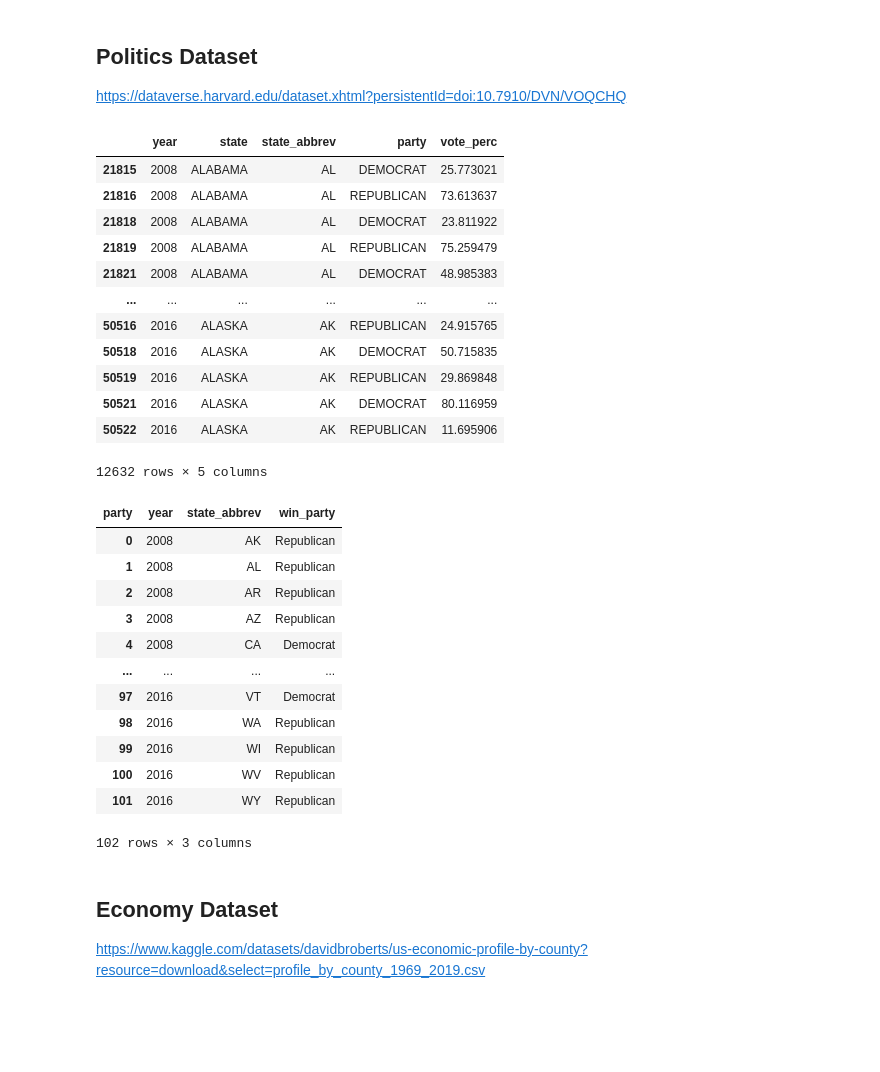
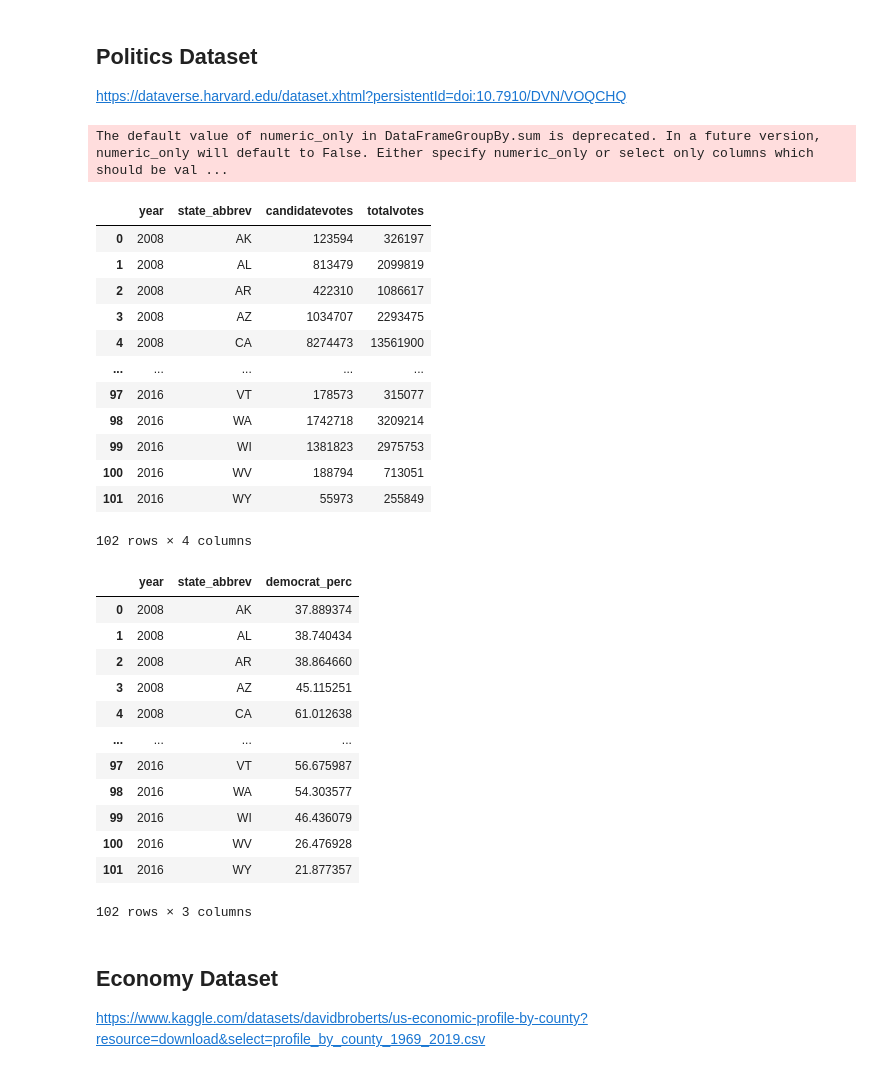
Before and after one commit to RenhaoL/CS109A_AC209A_Fall22_final_project, a Jupyter notebook: src/ZW_EDA_Econ_Politics.ipynb, the cells around one changed output. Saved outputs shown, nothing was run; the diff lists cells and outputs as text; code cells hidden in the pictures; blank space fills up the shorter version.

Commit message:
update econ_politics df and export to csv

```diff
--- a/src/ZW_EDA_Econ_Politics.ipynb
+++ b/src/ZW_EDA_Econ_Politics.ipynb
@@ -120,50 +120,47 @@ df_homeless_sub
 https://dataverse.harvard.edu/dataset.xhtml?persistentId=doi:10.7910/DVN/VOQCHQ
 # %%
 df_politics_sub = (
-                    df_politics.query("year == 2008 or year == 2016")
-                                .query("party == 'DEMOCRAT' or party == 'REPUBLICAN'")
-                                .rename(columns = {"state_po":"state_abbrev"})
-                                .assign(vote_perc = lambda x: df_politics['candidatevotes']/df_politics['totalvotes']*100)
-                  )[['year', 'state', 'state_abbrev', 'party', 'vote_perc']]
+df_politics.query("year == 2008 or year == 2016")
+            .query("party == 'DEMOCRAT'")
+            .rename(columns = {"state_po":"state_abbrev"})
+            .groupby(["year", "state_abbrev"]).sum().reset_index()
+)[['year', 'state_abbrev', 'candidatevotes', 'totalvotes']]
+# %% [output]
+The default value of numeric_only in DataFrameGroupBy.sum is deprecated. In a future version, numeric_only will default to False. Either specify numeric_only or select only columns which should be val ...
 # %%
 df_politics_sub
 # %% [output]
-|  | year | state | state_abbrev | party | vote_perc |
-| 21815 | 2008 | ALABAMA | AL | DEMOCRAT | 25.773021 |
-| 21816 | 2008 | ALABAMA | AL | REPUBLICAN | 73.613637 |
-| 21818 | 2008 | ALABAMA | AL | DEMOCRAT | 23.811922 |
-| 21819 | 2008 | ALABAMA | AL | REPUBLICAN | 75.259479 |
-| 21821 | 2008 | ALABAMA | AL | DEMOCRAT | 48.985383 |
-| ... | ... | ... | ... | ... | ... |
-| 50516 | 2016 | ALASKA | AK | REPUBLICAN | 24.915765 |
-| 50518 | 2016 | ALASKA | AK | DEMOCRAT | 50.715835 |
-| 50519 | 2016 | ALASKA | AK | REPUBLICAN | 29.869848 |
-| 50521 | 2016 | ALASKA | AK | DEMOCRAT | 80.116959 |
-| 50522 | 2016 | ALASKA | AK | REPUBLICAN | 11.695906 |
+|  | year | state_abbrev | candidatevotes | totalvotes |
+| 0 | 2008 | AK | 123594 | 326197 |
+| 1 | 2008 | AL | 813479 | 2099819 |
+| 2 | 2008 | AR | 422310 | 1086617 |
+| 3 | 2008 | AZ | 1034707 | 2293475 |
+| 4 | 2008 | CA | 8274473 | 13561900 |
+| ... | ... | ... | ... | ... |
+| 97 | 2016 | VT | 178573 | 315077 |
+| 98 | 2016 | WA | 1742718 | 3209214 |
+| 99 | 2016 | WI | 1381823 | 2975753 |
+| 100 | 2016 | WV | 188794 | 713051 |
+| 101 | 2016 | WY | 55973 | 255849 |
-12632 rows × 5 columns
+102 rows × 4 columns
-# %%
-df_politics_sub = (
-                    df_politics_sub.groupby(["year","state_abbrev","party"])["vote_perc"].sum().reset_index()
-                                    .pivot(index=['year', 'state_abbrev'], columns='party', values='vote_perc').reset_index()
-                  )
 # %%
-df_politics_sub['win_party'] = df_politics_sub.apply(lambda x: "Democrat" if x['DEMOCRAT'] > x['REPUBLICAN'] else "Republican", axis=1)
+df_politics_sub['democrat_perc'] = df_politics_sub['candidatevotes']/df_politics_sub['totalvotes'] * 100
 # %%
-df_politics_sub = df_politics_sub[['year', 'state_abbrev', 'win_party']]
+df_politics_sub = df_politics_sub[['year', 'state_abbrev', 'democrat_perc']]
 df_politics_sub
 # %% [output]
-| party | year | state_abbrev | win_party |
-| 0 | 2008 | AK | Republican |
-| 1 | 2008 | AL | Republican |
-| 2 | 2008 | AR | Republican |
-| 3 | 2008 | AZ | Republican |
-| 4 | 2008 | CA | Democrat |
+|  | year | state_abbrev | democrat_perc |
+| 0 | 2008 | AK | 37.889374 |
+| 1 | 2008 | AL | 38.740434 |
+| 2 | 2008 | AR | 38.864660 |
+| 3 | 2008 | AZ | 45.115251 |
+| 4 | 2008 | CA | 61.012638 |
 | ... | ... | ... | ... |
-| 97 | 2016 | VT | Democrat |
-| 98 | 2016 | WA | Republican |
-| 99 | 2016 | WI | Republican |
-| 100 | 2016 | WV | Republican |
-| 101 | 2016 | WY | Republican |
+| 97 | 2016 | VT | 56.675987 |
+| 98 | 2016 | WA | 54.303577 |
+| 99 | 2016 | WI | 46.436079 |
+| 100 | 2016 | WV | 26.476928 |
+| 101 | 2016 | WY | 21.877357 |
 102 rows × 3 columns
 # %% [markdown]
 ## Economy Dataset
```
Also changed, not shown: parts of 2 cells of this notebook, 1 other file.
